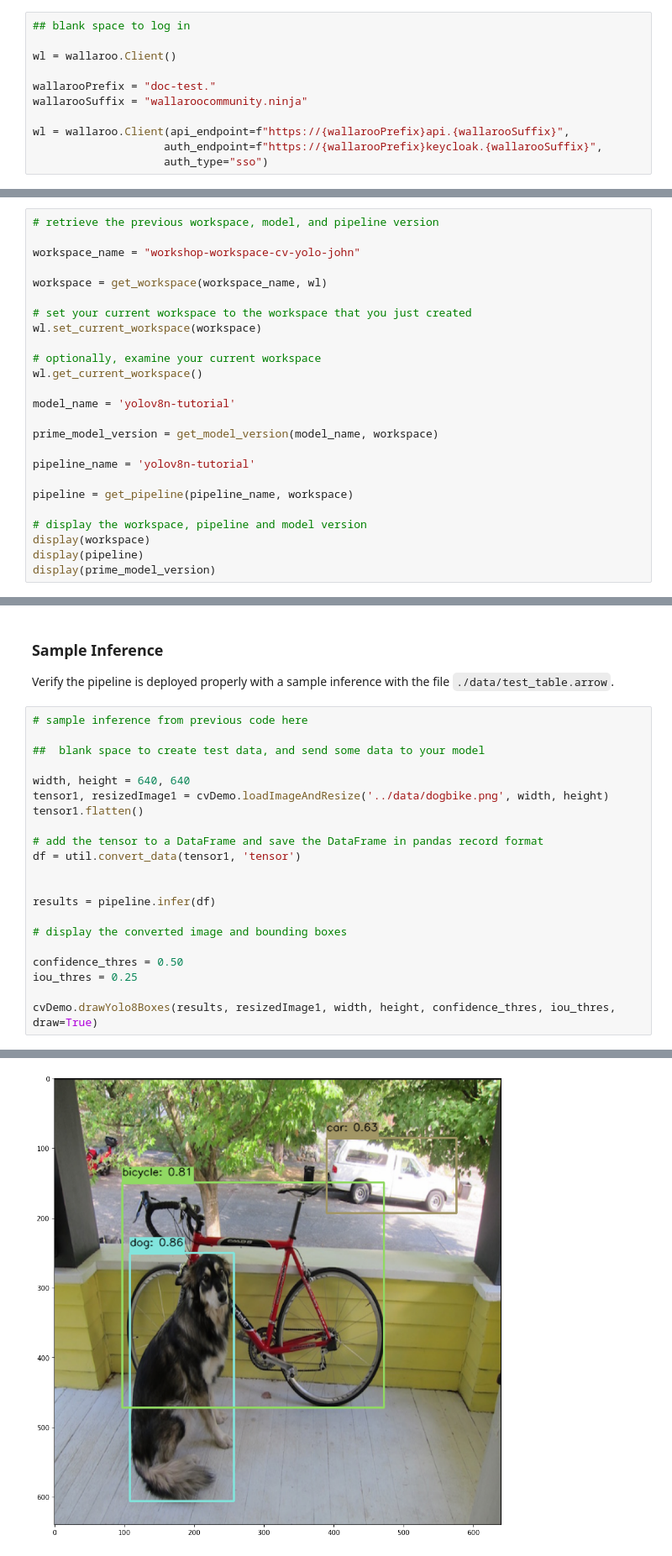
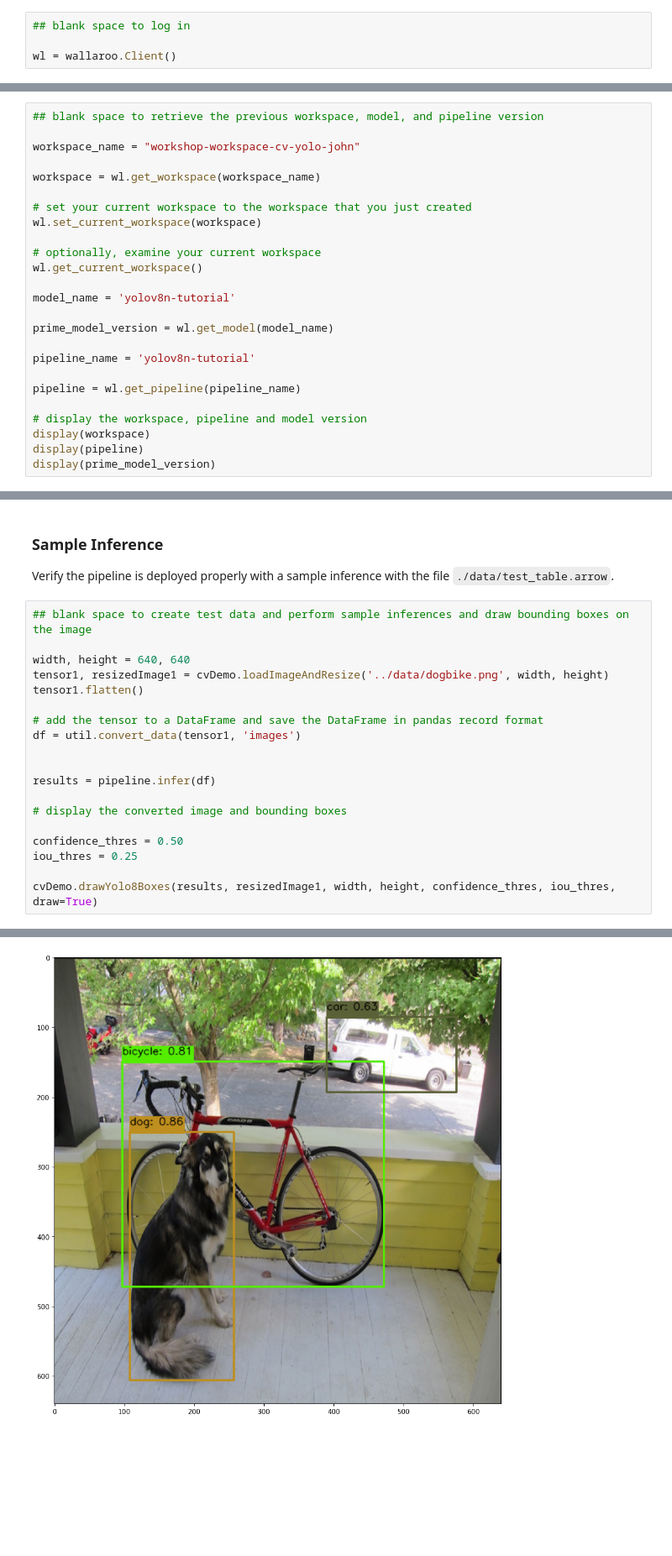
Before and after one commit to WallarooLabs/Workshops, a Jupyter notebook: Computer Vision/Yolov8/Notebooks-with-code/N2_publsh_pipeline_for_edge-with-code.ipynb, the cells around one changed output, grey strips where cells are left out. Shown at 84% size. Drawn from its saved outputs; the diff is of its cells as text; blank space fills up the shorter version.

```diff
--- a/Computer Vision/Yolov8/Notebooks-with-code/N2_publsh_pipeline_for_edge-with-code.ipynb
+++ b/Computer Vision/Yolov8/Notebooks-with-code/N2_publsh_pipeline_for_edge-with-code.ipynb
@@ -99,13 +59,6 @@ If logging into the Wallaroo instance through the internal JupyterHub service, u
 ## blank space to log in
 
 wl = wallaroo.Client()
-
-wallarooPrefix = "doc-test."
-wallarooSuffix = "wallaroocommunity.ninja"
-
-wl = wallaroo.Client(api_endpoint=f"https://{wallarooPrefix}api.{wallarooSuffix}",
-                    auth_endpoint=f"https://{wallarooPrefix}keycloak.{wallarooSuffix}",
-                    auth_type="sso")
 # %% [markdown]
 ### Set Configurations
 
@@ -116,11 +69,11 @@ Set the workspace, pipeline, and model used from Notebook 1.  The helper functio
 * [Wallaroo SDK Essentials Guide: Workspace Management](https://docs.wallaroo.ai/wallaroo-developer-guides/wallaroo-sdk-guides/wallaroo-sdk-essentials-guide/wallaroo-sdk-essentials-workspace/)
 * [Wallaroo SDK Essentials Guide: Pipeline Management](https://docs.wallaroo.ai/wallaroo-developer-guides/wallaroo-sdk-guides/wallaroo-sdk-essentials-guide/wallaroo-sdk-essentials-pipelines/wallaroo-sdk-essentials-pipeline/)
 # %%
-# retrieve the previous workspace, model, and pipeline version
+## blank space to retrieve the previous workspace, model, and pipeline version
 
 workspace_name = "workshop-workspace-cv-yolo-john"
 
-workspace = get_workspace(workspace_name, wl)
+workspace = wl.get_workspace(workspace_name)
 
 # set your current workspace to the workspace that you just created
 wl.set_current_workspace(workspace)
@@ -130,11 +83,11 @@ wl.get_current_workspace()
 
 model_name = 'yolov8n-tutorial'
 
-prime_model_version = get_model_version(model_name, workspace)
+prime_model_version = wl.get_model(model_name)
 
 pipeline_name = 'yolov8n-tutorial'
 
-pipeline = get_pipeline(pipeline_name, workspace)
+pipeline = wl.get_pipeline(pipeline_name)
 
 # display the workspace, pipeline and model version
 display(workspace)
@@ -189,16 +159,14 @@ pipeline.deploy(deployment_config=deploy_config)
 
 Verify the pipeline is deployed properly with a sample inference with the file `./data/test_table.arrow`.
 # %%
-# sample inference from previous code here
-
-##  blank space to create test data, and send some data to your model
+## blank space to create test data and perform sample inferences and draw bounding boxes on the image
 
 width, height = 640, 640
 tensor1, resizedImage1 = cvDemo.loadImageAndResize('../data/dogbike.png', width, height)
 tensor1.flatten()
 
 # add the tensor to a DataFrame and save the DataFrame in pandas record format
-df = util.convert_data(tensor1, 'tensor')
+df = util.convert_data(tensor1, 'images')
 
 
 results = pipeline.infer(df)
@@ -216,4 +184,4 @@ cvDemo.drawYolo8Boxes(results, resizedImage1, width, height, confidence_thres, i
-[figure, old version]
+[figure, new version]
 array([[[ 34,  34,  34],
         [ 35,  35,  35],
         [ 33,  33,  33],
```
Also changed, not shown: parts of 19 cells of this notebook, 3 other files.
